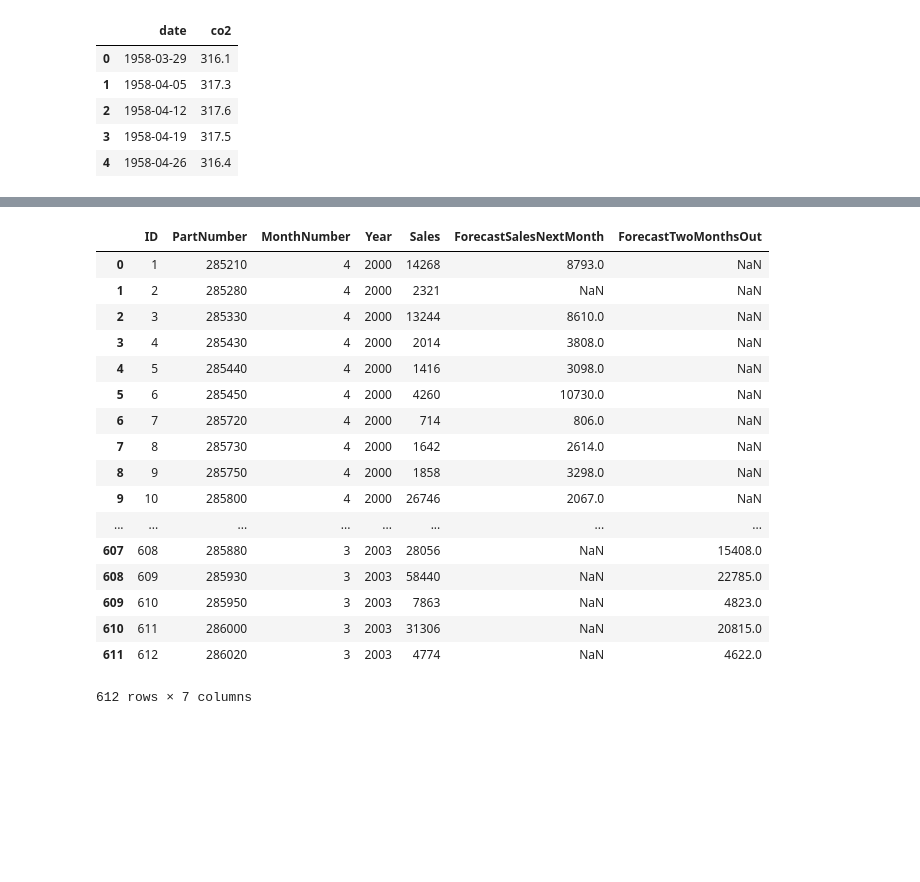
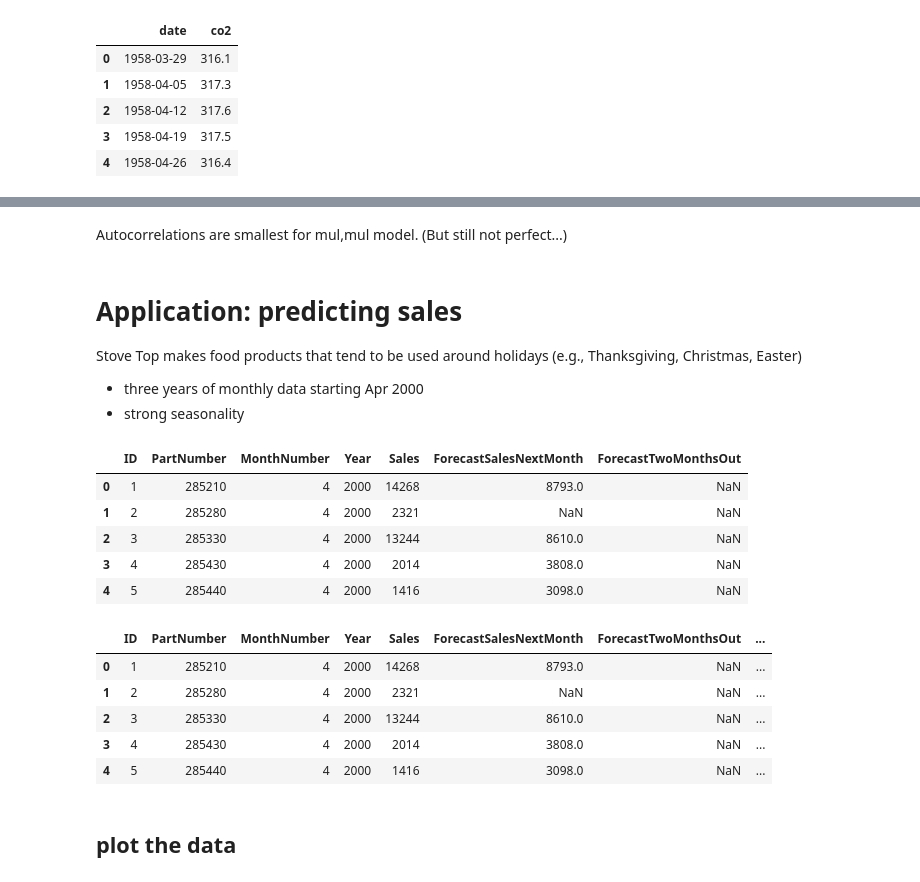
Before and after one commit to orie3120/orie3120-sp2020, a Jupyter notebook: demos/forecasting.ipynb, the cells around one changed output, grey strips where cells are left out. Drawn from its saved outputs; the diff is of its cells as text; code cells hidden in the pictures; blank space fills up the shorter version.

```diff
--- a/demos/forecasting.ipynb
+++ b/demos/forecasting.ipynb
@@ -270,21 +611,36 @@ co2.head()
+# %% [markdown]
+Autocorrelations are smallest for mul,mul model. (But still not perfect...)
+# %% [markdown]
+# Application: predicting sales
+
+Stove Top makes food products that tend to be used around holidays (e.g., Thanksgiving, Christmas, Easter)
+* three years of monthly data starting Apr 2000
+* strong seasonality
 # %%
-pd.read_csv("SalesAndForecastsTimeSeries.csv")
+sales = pd.read_csv("SalesAndForecastsTimeSeries.csv")
+sales.head()
 # %% [output]
 |  | ID | PartNumber | MonthNumber | Year | Sales | ForecastSalesNextMonth | ForecastTwoMonthsOut |
 | 0 | 1 | 285210 | 4 | 2000 | 14268 | 8793.0 | NaN |
 | 1 | 2 | 285280 | 4 | 2000 | 2321 | NaN | NaN |
 | 2 | 3 | 285330 | 4 | 2000 | 13244 | 8610.0 | NaN |
 | 3 | 4 | 285430 | 4 | 2000 | 2014 | 3808.0 | NaN |
 | 4 | 5 | 285440 | 4 | 2000 | 1416 | 3098.0 | NaN |
-| 5 | 6 | 285450 | 4 | 2000 | 4260 | 10730.0 | NaN |
-| 6 | 7 | 285720 | 4 | 2000 | 714 | 806.0 | NaN |
-| 7 | 8 | 285730 | 4 | 2000 | 1642 | 2614.0 | NaN |
-| 8 | 9 | 285750 | 4 | 2000 | 1858 | 3298.0 | NaN |
-| 9 | 10 | 285800 | 4 | 2000 | 26746 | 2067.0 | NaN |
-| ... | ... | ... | ... | ... | ... | ... | ... |
-| 607 | 608 | 285880 | 3 | 2003 | 28056 | NaN | 15408.0 |
-| 608 | 609 | 285930 | 3 | 2003 | 58440 | NaN | 22785.0 |
-| 609 | 610 | 285950 | 3 | 2003 | 7863 | NaN | 4823.0 |
-| 610 | 611 | 286000 | 3 | 2003 | 31306 | NaN | 20815.0 |
-| 611 | 612 | 286020 | 3 | 2003 | 4774 | NaN | 4622.0 |
-612 rows × 7 columns
+# %%
+# add a datetime column, for nicer plotting
+df = pd.DataFrame()
+df['year'] = sales['Year']
+df['month'] = sales['MonthNumber']
+df['day'] = 1
+dates = pd.to_datetime(df)
+sales['date'] = dates
+sales.head()
+# %% [output]
+|  | ID | PartNumber | MonthNumber | Year | Sales | ForecastSalesNextMonth | ForecastTwoMonthsOut | ... |
+| 0 | 1 | 285210 | 4 | 2000 | 14268 | 8793.0 | NaN | ... |
+| 1 | 2 | 285280 | 4 | 2000 | 2321 | NaN | NaN | ... |
+| 2 | 3 | 285330 | 4 | 2000 | 13244 | 8610.0 | NaN | ... |
+| 3 | 4 | 285430 | 4 | 2000 | 2014 | 3808.0 | NaN | ... |
+| 4 | 5 | 285440 | 4 | 2000 | 1416 | 3098.0 | NaN | ... |
+# %% [markdown]
+## plot the data
```
Also changed, not shown: parts of 76 cells of this notebook, 6 other files.
